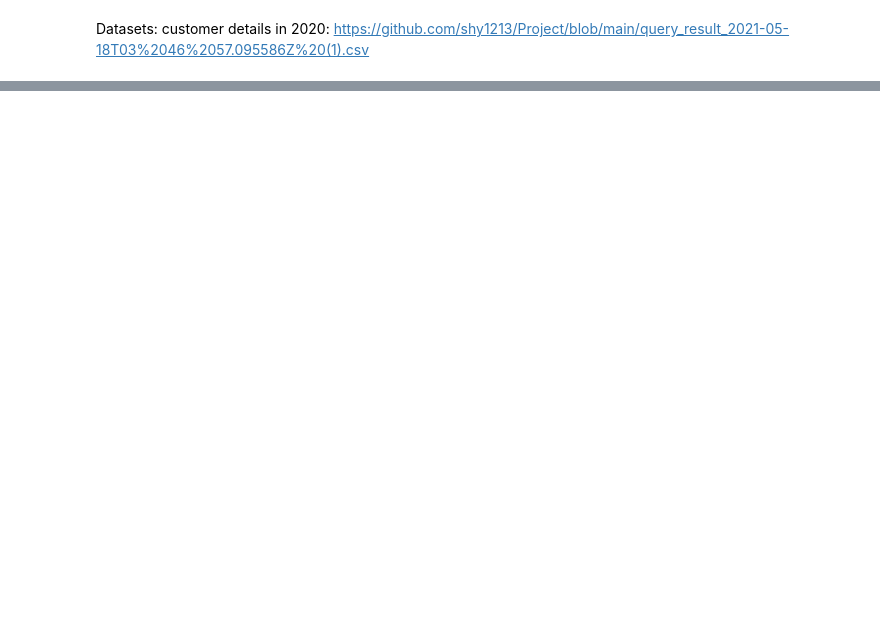
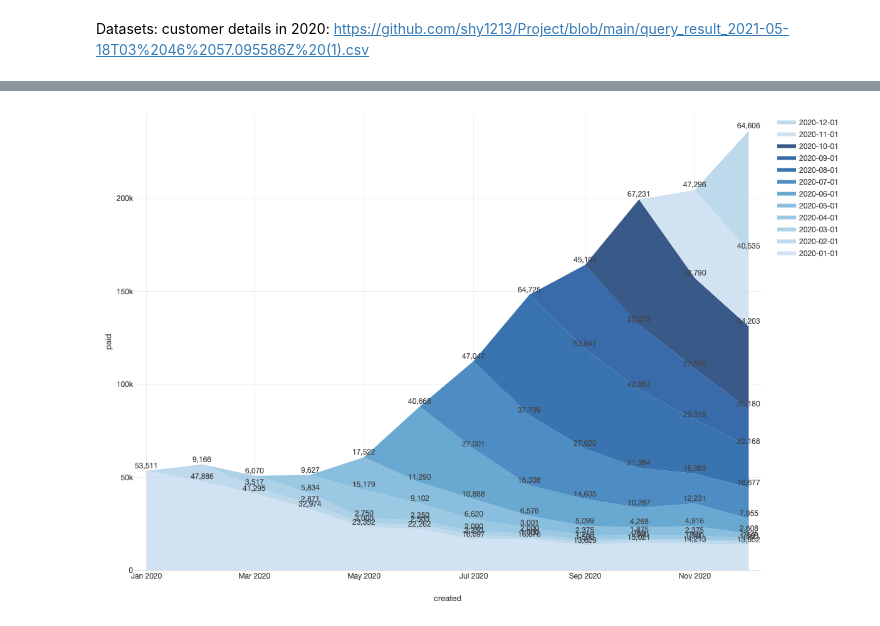
Before and after one commit to shy1213/Cohort-Analysis, a Jupyter notebook: Project.ipynb, the cells around one changed output, grey strips where cells are left out. Saved outputs shown, nothing was run; the diff lists cells and outputs as text; code cells hidden in the pictures; blank space fills up the shorter version.

```diff
--- a/Project.ipynb
+++ b/Project.ipynb
@@ -60,0 +23,14 @@ Therefore, we retrieve the top 3 countries which are US, AU an CA. Then we are a
+# %%
+import pandas as pd
+import numpy as np
+import matplotlib.pyplot as plt
+import matplotlib as mpl
+import seaborn as sns
+import warnings
+warnings.filterwarnings('ignore')
+
+pd.set_option('max_columns', 50)
+mpl.rcParams['lines.linewidth'] = 2
+
+%matplotlib inline
+print('Libraries imported')
@@ -97,0 +102,5 @@ data_set_US
+# %%
+from IPython import display
+display.Image("/Users/shy/Downloads/Cake_Chart.png")
+# %% [output]
+[figure, added]
```
Also changed, not shown: parts of 22 cells of this notebook.
